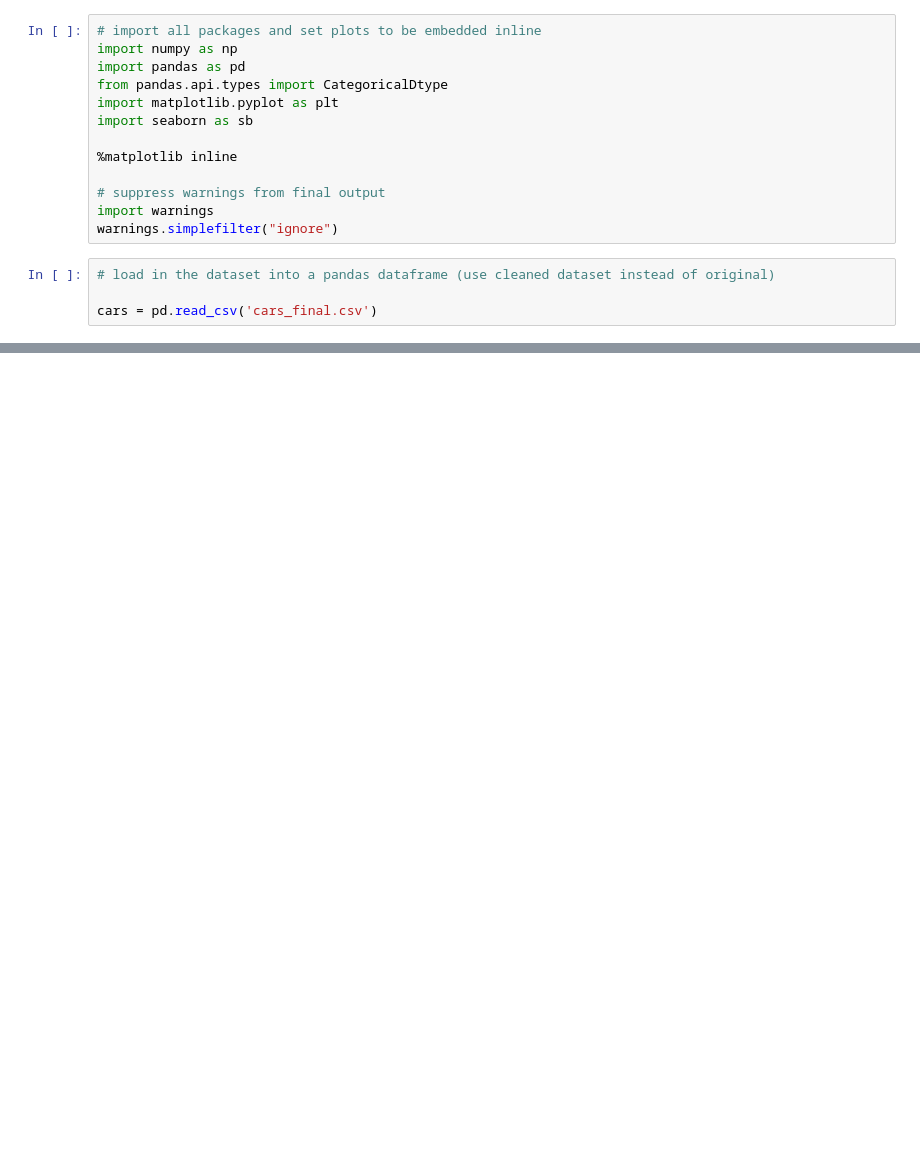
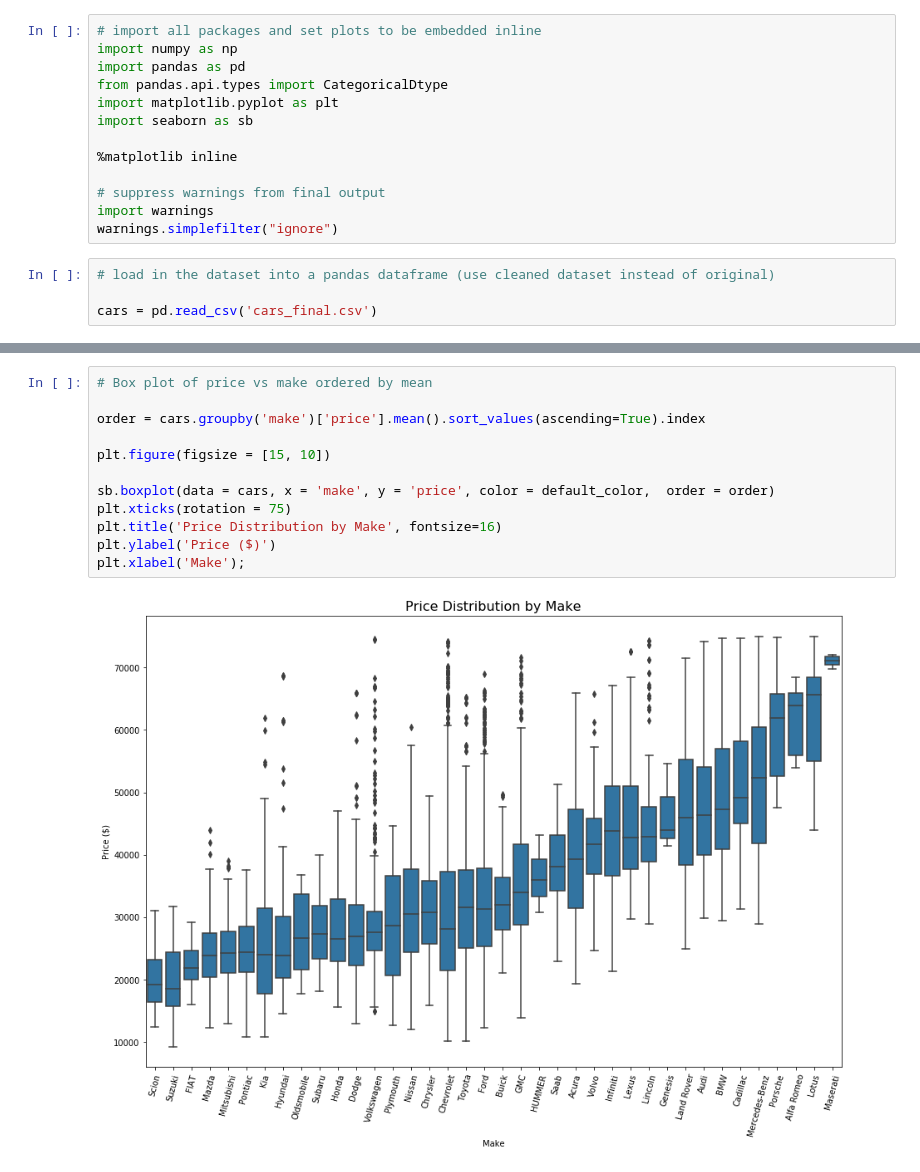
Before and after one commit to Rob-Bruton/Car-Features, a Jupyter notebook: car_slide_deck.ipynb, the cells around one changed output, grey strips where cells are left out. Cells and saved outputs as stored; diff of their text form; blank space fills up the shorter version.

```diff
--- a/car_slide_deck.ipynb
+++ b/car_slide_deck.ipynb
@@ -76,0 +84,14 @@ before you finish your presentation!
+# %%
+# Box plot of price vs make ordered by mean
+
+order = cars.groupby('make')['price'].mean().sort_values(ascending=True).index
+
+plt.figure(figsize = [15, 10])
+
+sb.boxplot(data = cars, x = 'make', y = 'price', color = default_color,  order = order)
+plt.xticks(rotation = 75)
+plt.title('Price Distribution by Make', fontsize=16)
+plt.ylabel('Price ($)')
+plt.xlabel('Make');
+# %% [output]
+[figure, added]
```
Also changed, not shown: parts of 14 cells of this notebook, 5 other files.
